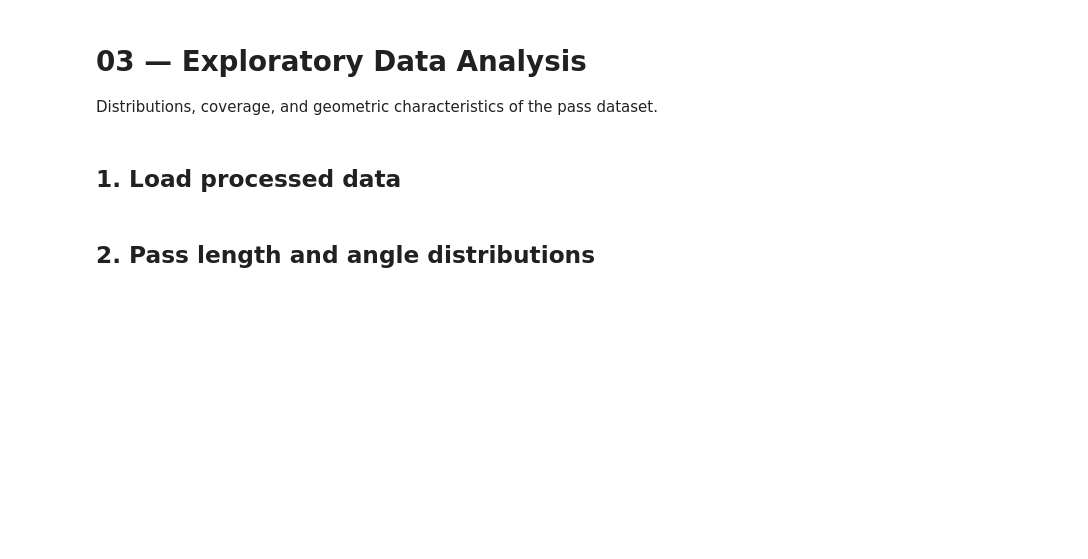
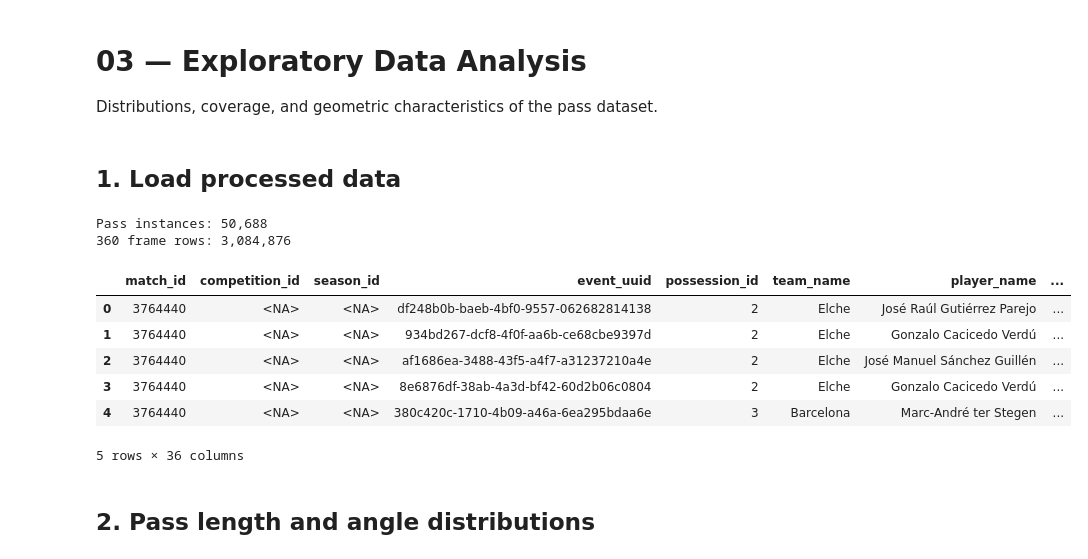
Before and after one commit to varunrout/Frame2Threat, a Jupyter notebook: notebooks/03_eda.ipynb, the cells around one changed output. Cells and saved outputs as stored; diff of their text form; code cells hidden in the pictures; blank space fills up the shorter version.

```diff
--- a/notebooks/03_eda.ipynb
+++ b/notebooks/03_eda.ipynb
@@ -16,9 +16,22 @@ except ImportError:
 # %% [markdown]
 ## 1. Load processed data
 # %%
-# pass_instances = pd.read_parquet("../data/processed/pass_instances.parquet")
-# frames = pd.read_parquet("../data/processed/frames_360.parquet")
-print("Load processed data to run EDA.")
+
+pass_instances = pd.read_parquet("../data/processed/pass_instances.parquet")
+frames = pd.read_parquet("../data/processed/frames_360.parquet")
+print(f"Pass instances: {len(pass_instances):,}")
+print(f"360 frame rows: {len(frames):,}")
+pass_instances.head()
+# %% [output]
+Pass instances: 50,688
+360 frame rows: 3,084,876
+|  | match_id | competition_id | season_id | event_uuid | possession_id | team_name | player_name | ... |
+| 0 | 3764440 | <NA> | <NA> | df248b0b-baeb-4bf0-9557-062682814138 | 2 | Elche | José Raúl Gutiérrez Parejo | ... |
+| 1 | 3764440 | <NA> | <NA> | 934bd267-dcf8-4f0f-aa6b-ce68cbe9397d | 2 | Elche | Gonzalo Cacicedo Verdú | ... |
+| 2 | 3764440 | <NA> | <NA> | af1686ea-3488-43f5-a4f7-a31237210a4e | 2 | Elche | José Manuel Sánchez Guillén | ... |
+| 3 | 3764440 | <NA> | <NA> | 8e6876df-38ab-4a3d-bf42-60d2b06c0804 | 2 | Elche | Gonzalo Cacicedo Verdú | ... |
+| 4 | 3764440 | <NA> | <NA> | 380c420c-1710-4b09-a46a-6ea295bdaa6e | 3 | Barcelona | Marc-André ter Stegen | ... |
+5 rows × 36 columns
 # %% [markdown]
 ## 2. Pass length and angle distributions
 # %%
```
Also changed, not shown: parts of 7 cells of this notebook, 12 other files.
